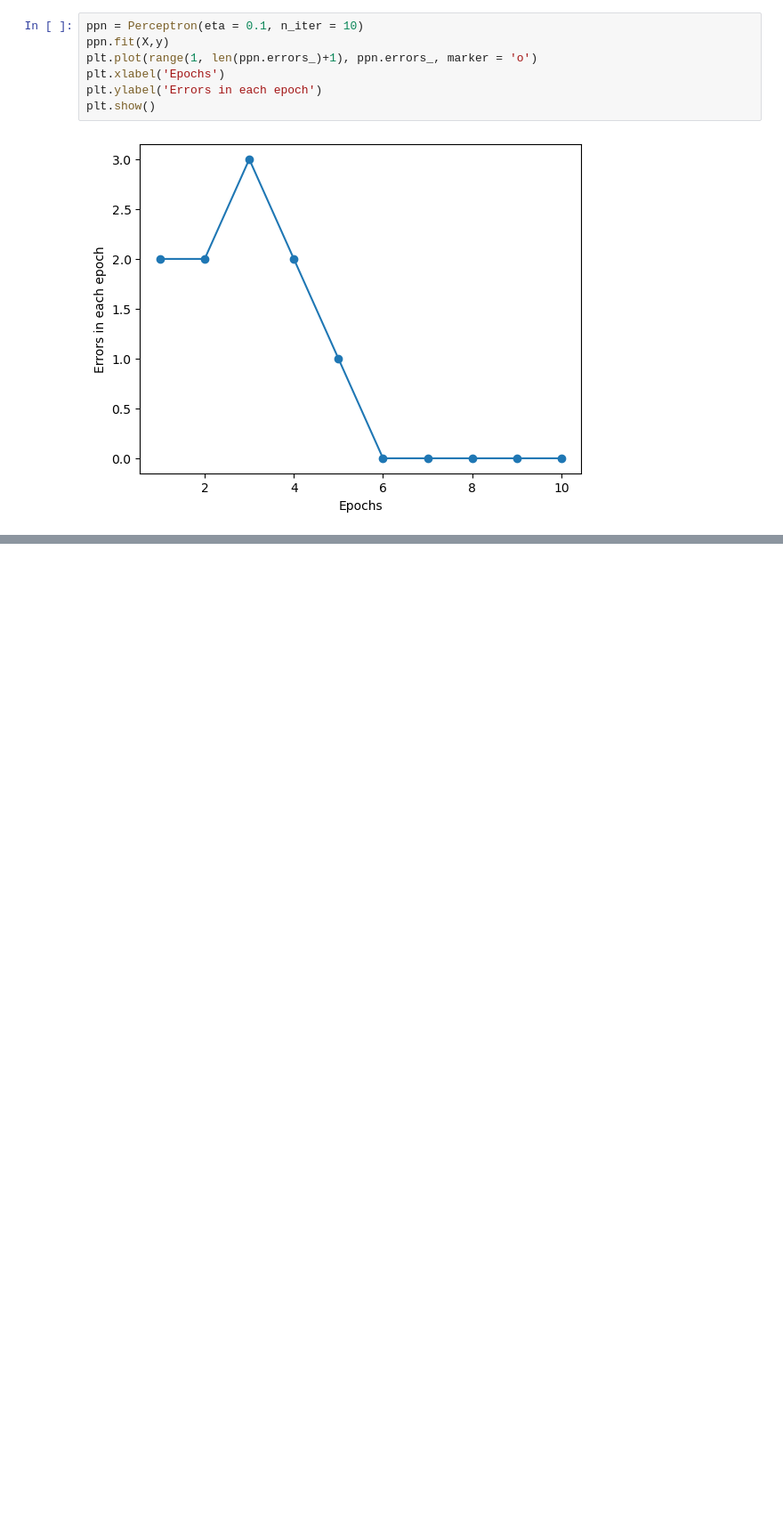
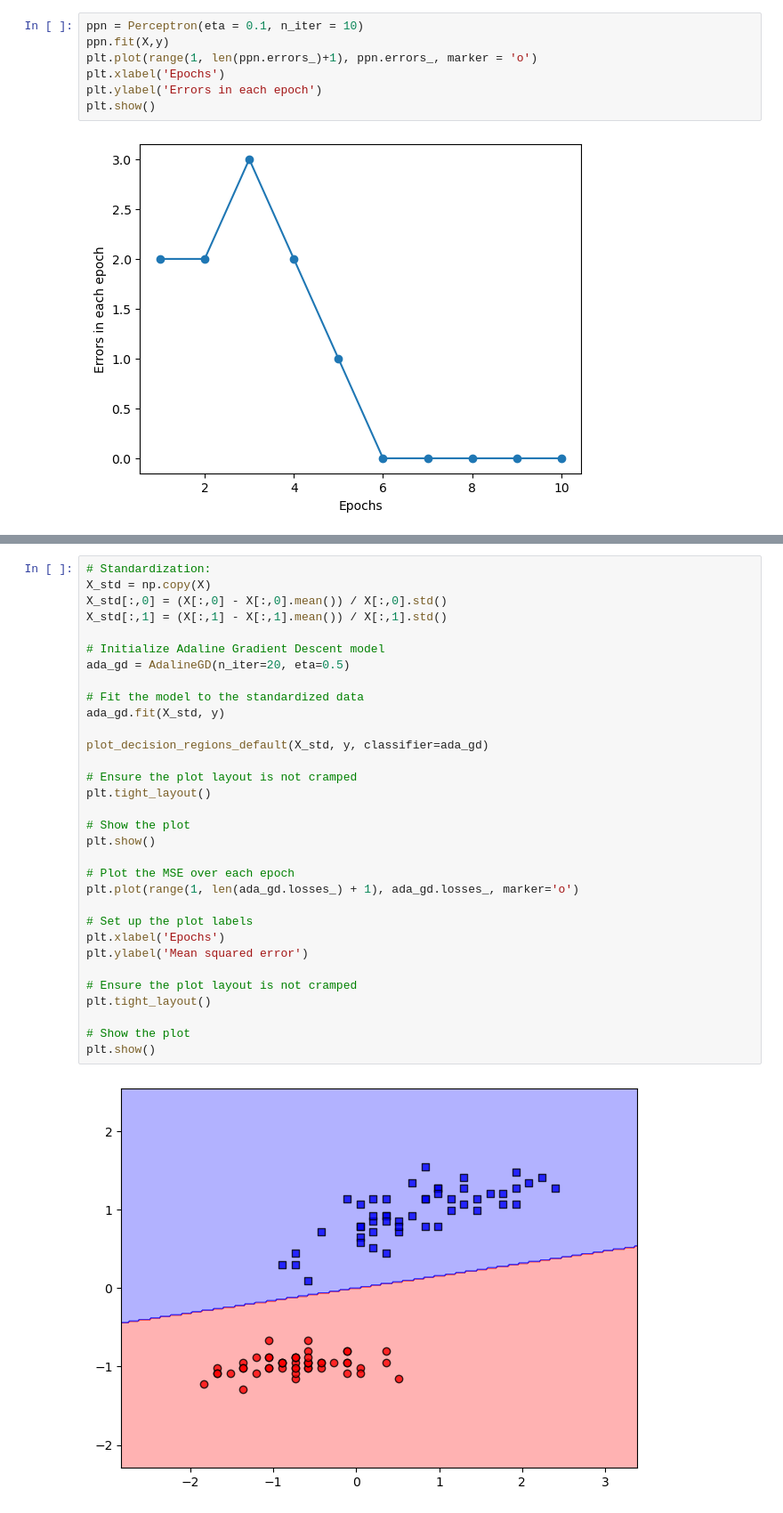
Before and after one commit to qiaozaiwenxi/Machine-Learning-Jupyter-Notebook, a Jupyter notebook: Machine Learning Notebook.ipynb, the cells around one changed output, grey strips where cells are left out. Shown at 89% size. Saved outputs shown, nothing was run; the diff lists cells and outputs as text; blank space fills up the shorter version.

Commit message:
chapter 2, Stochastic Gradient Descent

```diff
--- a/Machine Learning Notebook.ipynb
+++ b/Machine Learning Notebook.ipynb
@@ -299,0 +513,34 @@ fig.show()
+# %%
+# Standardization:
+X_std = np.copy(X)
+X_std[:,0] = (X[:,0] - X[:,0].mean()) / X[:,0].std()
+X_std[:,1] = (X[:,1] - X[:,1].mean()) / X[:,1].std()
+
+# Initialize Adaline Gradient Descent model
+ada_gd = AdalineGD(n_iter=20, eta=0.5)
+
+# Fit the model to the standardized data
+ada_gd.fit(X_std, y)
+
+plot_decision_regions_default(X_std, y, classifier=ada_gd)
+
+# Ensure the plot layout is not cramped
+plt.tight_layout()
+
+# Show the plot
+plt.show()
+
+# Plot the MSE over each epoch
+plt.plot(range(1, len(ada_gd.losses_) + 1), ada_gd.losses_, marker='o')
+
+# Set up the plot labels
+plt.xlabel('Epochs')
+plt.ylabel('Mean squared error')
+
+# Ensure the plot layout is not cramped
+plt.tight_layout()
+
+# Show the plot
+plt.show()
+# %% [output]
+[figure, added]
```
Also changed, not shown: parts of 10 cells of this notebook.
